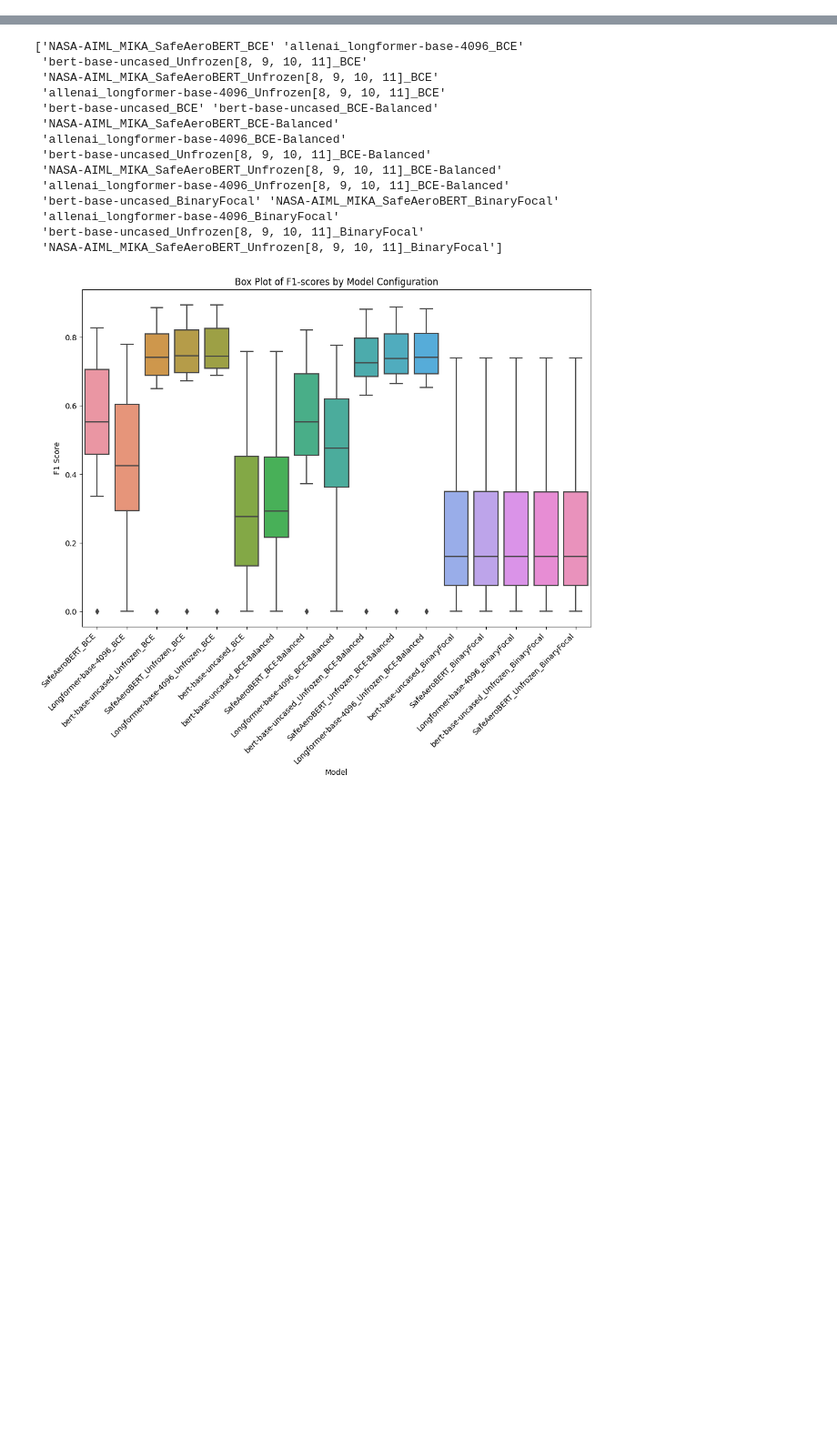
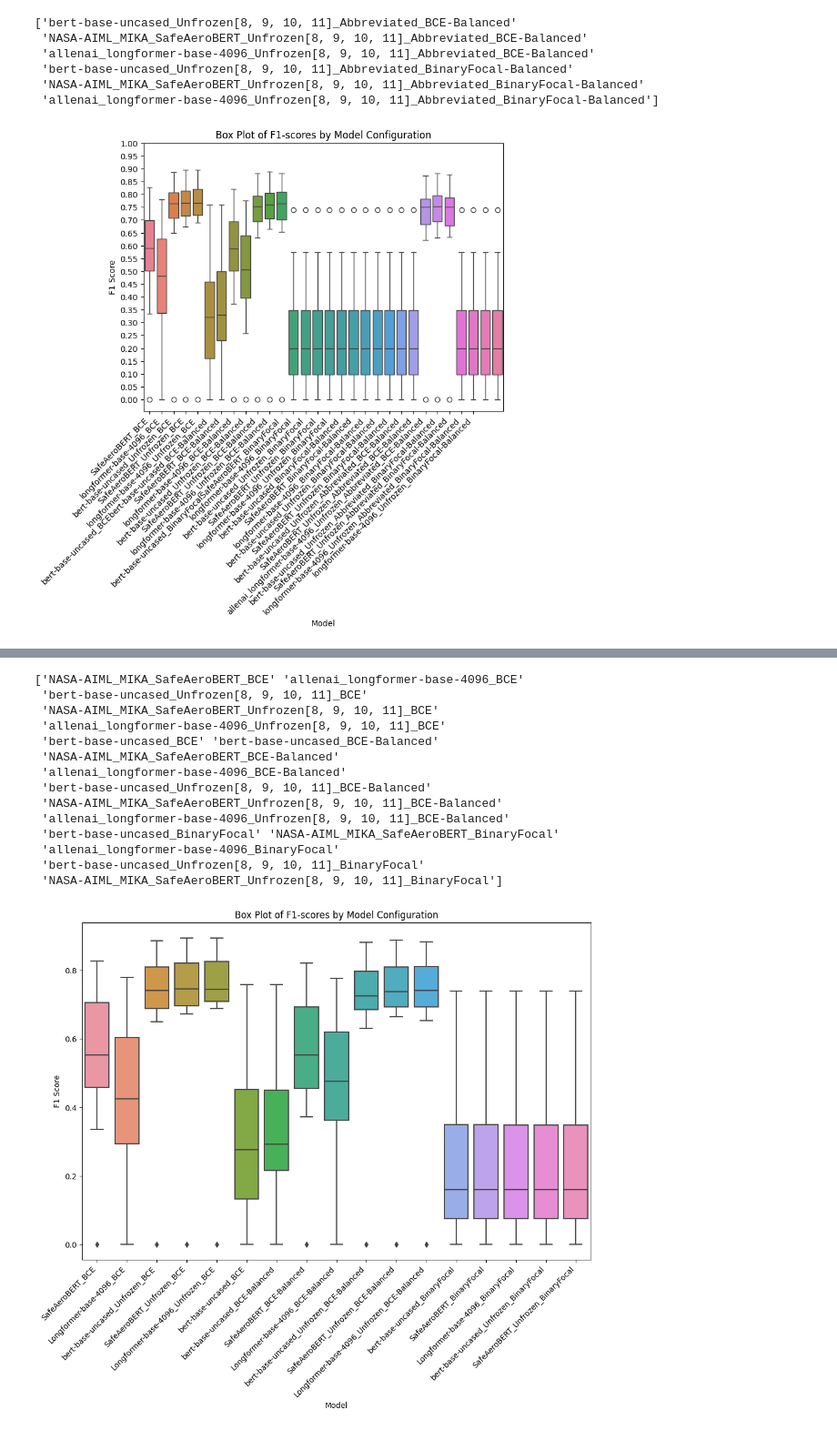
Before and after one commit to Gogonemnem/Safran-Project, a Jupyter notebook: Visualization_plot.ipynb, the cells around one changed output, grey strips where cells are left out. Shown at 91% size. Cells and saved outputs as stored; diff of their text form; code cells hidden in the pictures; blank space fills up the shorter version.

```diff
--- a/Visualization_plot.ipynb
+++ b/Visualization_plot.ipynb
@@ -6,0 +17,4 @@ import seaborn as sns
+# %%
+results2 = pd.read_csv("/content/Safran-Project/results.csv", sep=",")
+# %%
+results2["Model"] = results2["Model Name"].apply(lambda x: "SafeAeroBERT" if "SafeAeroBERT" in x else("LongFormer" if "longformer" in x else "BERT"))
@@ -6,0 +37,11 @@ import seaborn as sns
+# %%
+df_abbreviated = results2[results2["Model Name"].str.contains("Abbreviated")]
+unique_categories = df_abbreviated['Model Name'].unique()
+print(unique_categories)
+# %% [output]
+['bert-base-uncased_Unfrozen[8, 9, 10, 11]_Abbreviated_BCE-Balanced'
+ 'NASA-AIML_MIKA_SafeAeroBERT_Unfrozen[8, 9, 10, 11]_Abbreviated_BCE-Balanced'
+ 'allenai_longformer-base-4096_Unfrozen[8, 9, 10, 11]_Abbreviated_BCE-Balanced'
+ 'bert-base-uncased_Unfrozen[8, 9, 10, 11]_Abbreviated_BinaryFocal-Balanced'
+ 'NASA-AIML_MIKA_SafeAeroBERT_Unfrozen[8, 9, 10, 11]_Abbreviated_BinaryFocal-Balanced'
+ 'allenai_longformer-base-4096_Unfrozen[8, 9, 10, 11]_Abbreviated_BinaryFocal-Balanced']
@@ -6,0 +80,17 @@ import seaborn as sns
+# %%
+# Plot of the F1-score for all model configurations
+# Abbreviation data included
+palette = sns.color_palette("husl", len(unique_categories))
+plt.figure(figsize=(8, 6))
+sns.boxplot(x='Model Name', y='f1-score', data=results2, palette = palette)
+plt.title('Box Plot of F1-scores by Model Configuration')
+plt.ylabel('F1 Score')
+plt.xlabel('Model')
+
+y_ticks = np.arange(0, 1.05, 0.05)
+
+plt.xticks(range(len(new_xticks)), new_xticks, rotation=45, ha='right')
+plt.yticks(y_ticks)
+plt.show()
+# %% [output]
+[figure, added]
```
Also changed, not shown: parts of 7 cells of this notebook.
